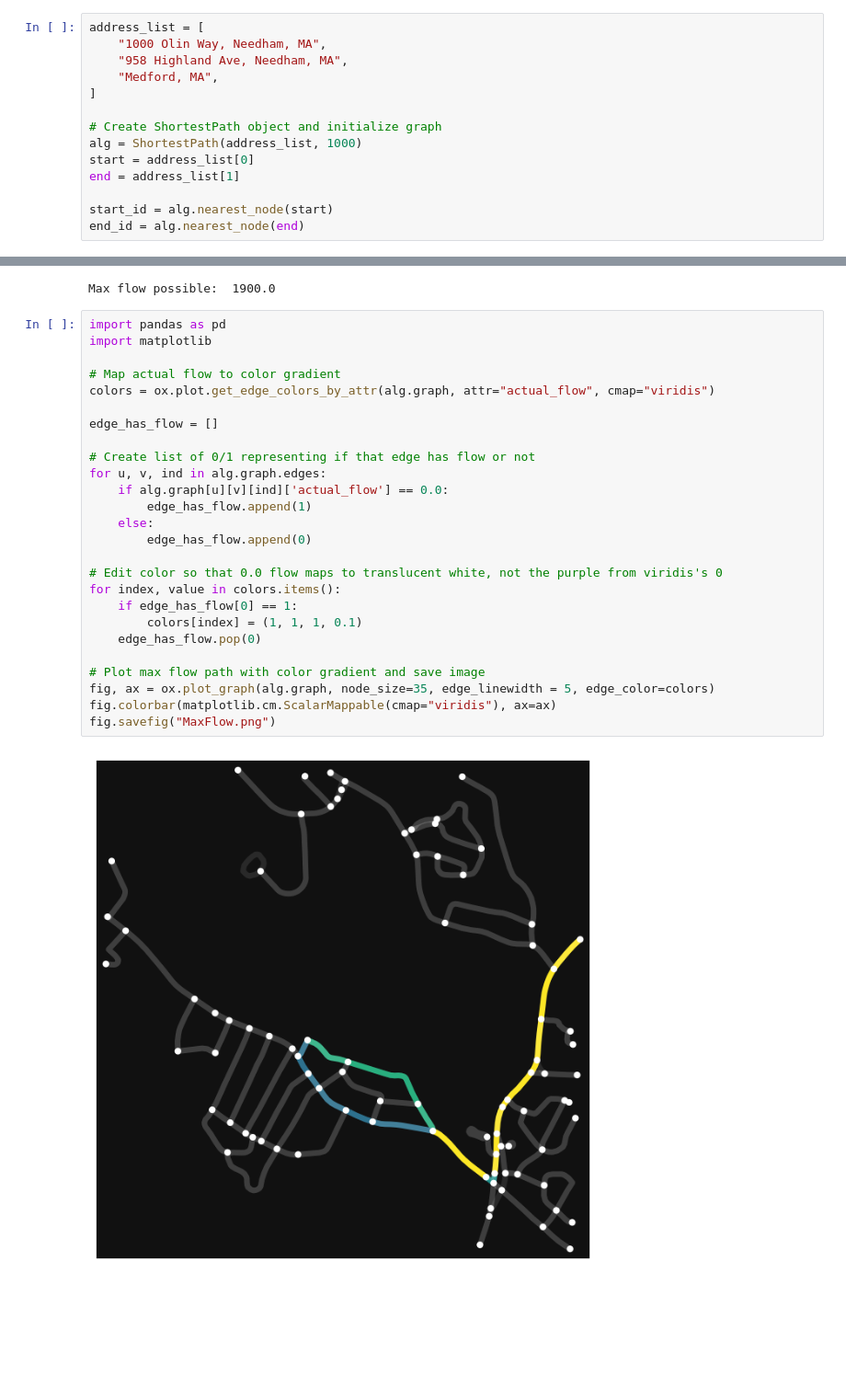
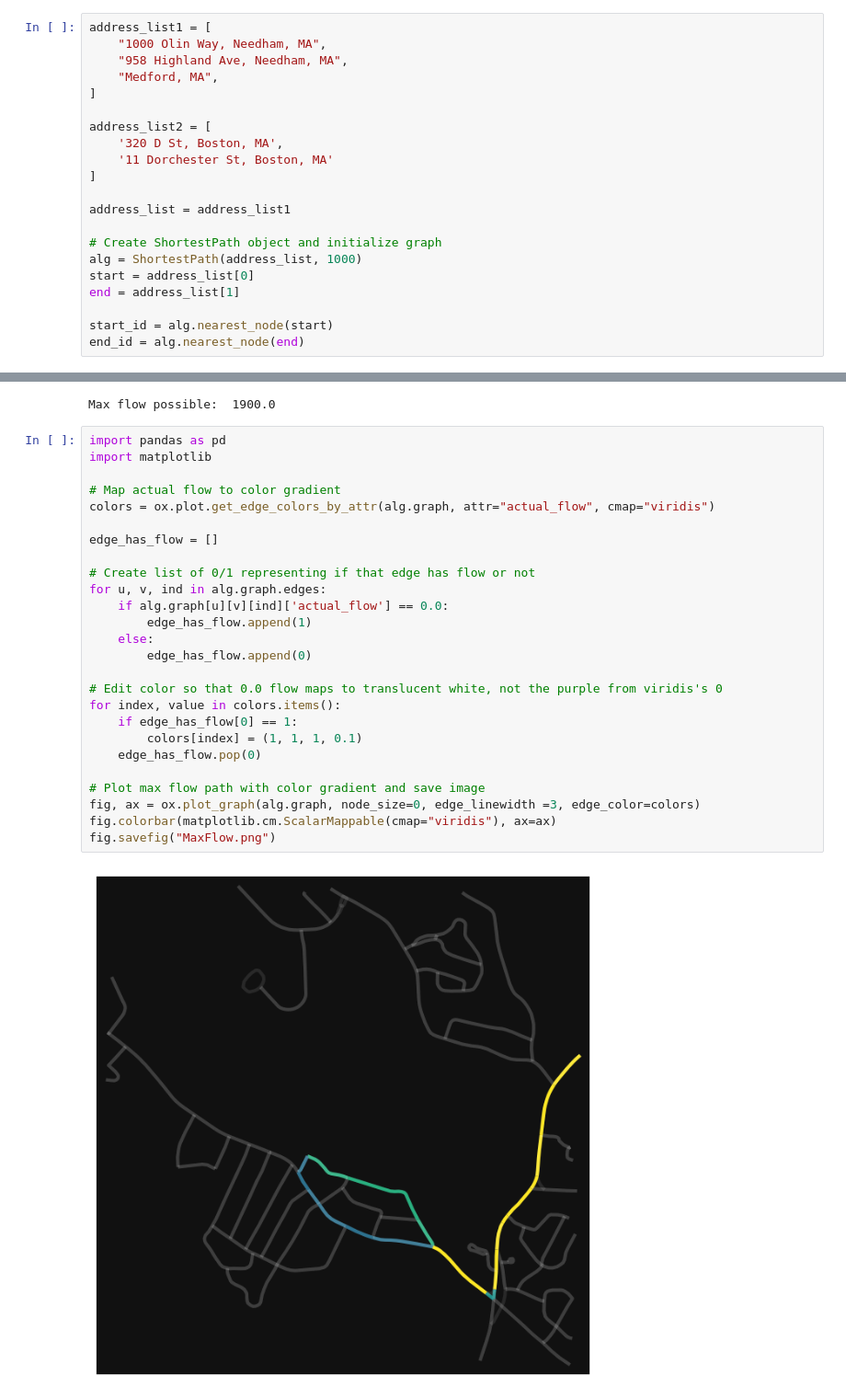
Before and after one commit to osalih1/traffic-flow-optimization, a Jupyter notebook: runner.ipynb, the cells around one changed output, grey strips where cells are left out. Shown at 92% size. Drawn from its saved outputs; the diff is of its cells as text; blank space fills up the shorter version.

```diff
--- a/runner.ipynb
+++ b/runner.ipynb
@@ -6,11 +6,18 @@ from geopy.geocoders import Nominatim
 from shapely.geometry import Point
 from shortest_path import ShortestPath
 # %%
-address_list = [
+address_list1 = [
     "1000 Olin Way, Needham, MA",
     "958 Highland Ave, Needham, MA",
     "Medford, MA",
 ]
+
+address_list2 = [
+    '320 D St, Boston, MA',
+    '11 Dorchester St, Boston, MA'
+]
+
+address_list = address_list1
 
 # Create ShortestPath object and initialize graph
 alg = ShortestPath(address_list, 1000)
@@ -39,28 +45,28 @@ Max flow possible:  1900.0
 # %%
 import pandas as pd
 import matplotlib
 
 # Map actual flow to color gradient
 colors = ox.plot.get_edge_colors_by_attr(alg.graph, attr="actual_flow", cmap="viridis")
 
 edge_has_flow = []
 
 # Create list of 0/1 representing if that edge has flow or not
 for u, v, ind in alg.graph.edges:
     if alg.graph[u][v][ind]['actual_flow'] == 0.0:
         edge_has_flow.append(1)
     else:
         edge_has_flow.append(0)
 
 # Edit color so that 0.0 flow maps to translucent white, not the purple from viridis's 0
 for index, value in colors.items():
     if edge_has_flow[0] == 1:
         colors[index] = (1, 1, 1, 0.1)
     edge_has_flow.pop(0)
 
 # Plot max flow path with color gradient and save image
-fig, ax = ox.plot_graph(alg.graph, node_size=35, edge_linewidth = 5, edge_color=colors)
+fig, ax = ox.plot_graph(alg.graph, node_size=0, edge_linewidth =3, edge_color=colors)
 fig.colorbar(matplotlib.cm.ScalarMappable(cmap="viridis"), ax=ax)
 fig.savefig("MaxFlow.png")
 # %% [output]
-[figure, old version]
+[figure, new version]
```
Also changed, not shown: parts of 5 cells of this notebook, 2 other files.
